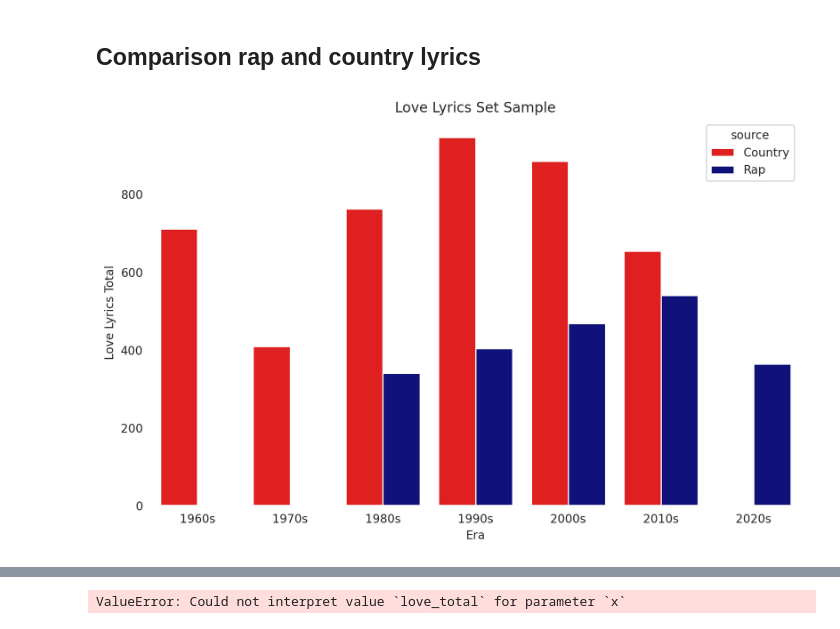
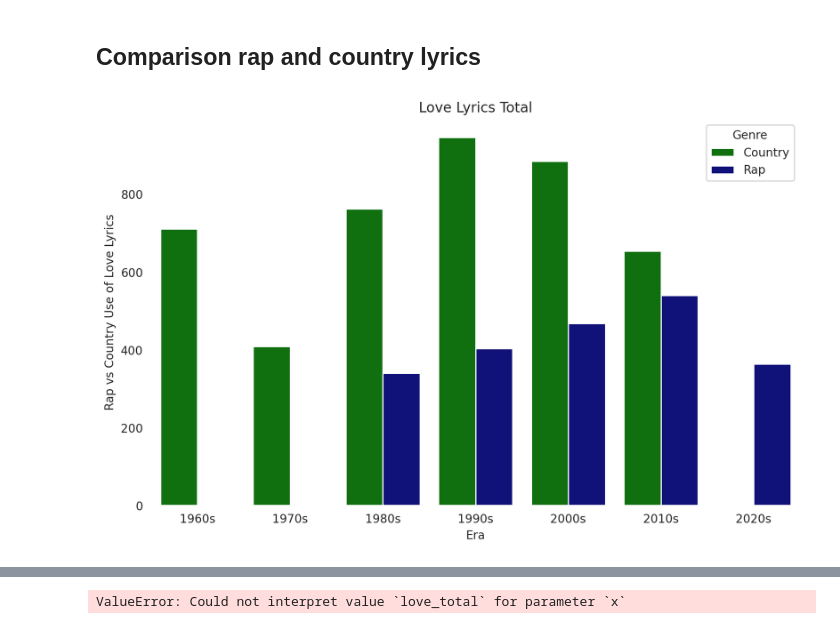
Before and after one commit to TrippingLettuce/Where-is-the-love, a Jupyter notebook: src/analysis.ipynb, the cells around one changed output, grey strips where cells are left out. Drawn from its saved outputs; the diff is of its cells as text; code cells hidden in the pictures.

```diff
--- a/src/analysis.ipynb
+++ b/src/analysis.ipynb
@@ -272,34 +262,34 @@ df_grouped_rap #Setting 20 artist count to 10
 df_grouped_rap['love_total'] = (df_grouped_rap['love_total'] / 2).round()
 # %%
 # Add a 'source' column to each dataframe
-df_grouped_rap['source'] = 'Rap'
-df_grouped_con['source'] = 'Country'
+df_grouped_rap['Genre'] = 'Rap'
+df_grouped_con['Genre'] = 'Country'
 
 # Concatenate the dataframes
 df = pd.concat([df_grouped_rap, df_grouped_con])
 
 era_order = ['1960s', '1970s', '1980s', '1990s', '2000s', '2010s', '2020s']
 df['Era'] = pd.Categorical(df['Era'], categories=era_order, ordered=True)
 df = df.sort_values('Era')
 # Create a figure
 plt.figure(figsize=(10, 6), dpi=200)
 
 
 # Set the style
 sns.set_style("darkgrid", {"axes.facecolor": "#FFFFFF"})
 
 # Define the colors for each source
-palette = {'Rap': 'darkblue', 'Country': 'red'}
+palette = {'Rap': 'darkblue', 'Country': 'green'}
 
 # Create the bar plot
-sns.barplot(data=df, x='Era', y='love_total', hue='source', palette=palette)
+sns.barplot(data=df, x='Era', y='love_total', hue='Genre', palette=palette)
 
 # Set the labels and title
 plt.xlabel('Era')
-plt.ylabel('Rap vs Country Love Lyrics')
-plt.title('Love Lyrics Set Sample')
+plt.ylabel('Rap vs Country Use of Love Lyrics')
+plt.title('Love Lyrics Total')
 
 # Display the plot
 plt.show()
 # %% [output]
-[figure, old version]
+[figure, new version]
```
Also changed, not shown: parts of 14 cells of this notebook, 5 other files.
